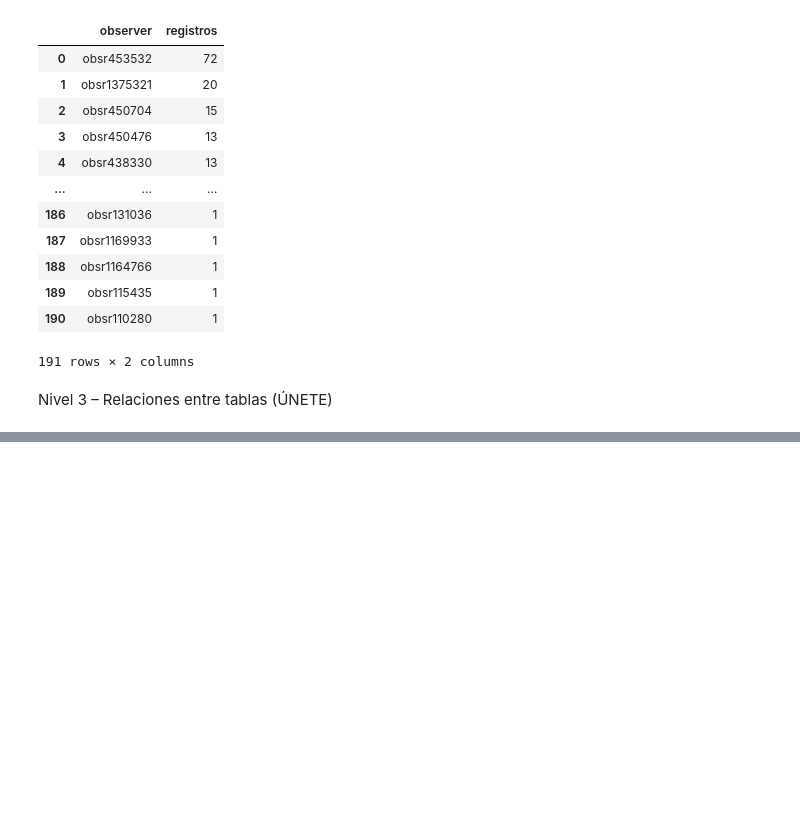
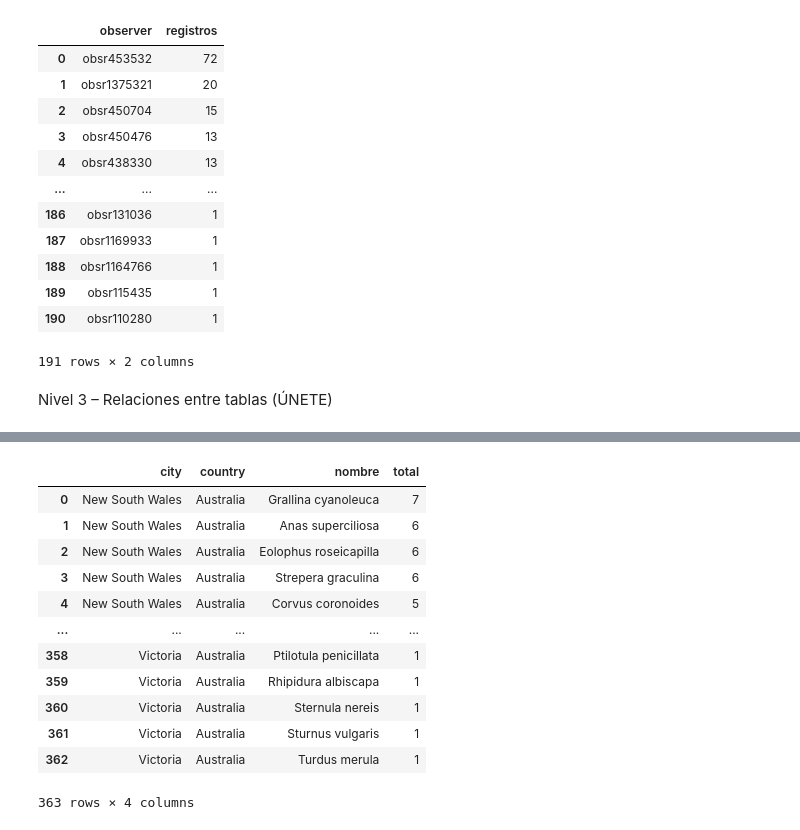
Before and after one commit to Jovegom/exploratory-sql-analysis-project, a Jupyter notebook: src/sql/solution.ipynb, the cells around one changed output, grey strips where cells are left out. Saved outputs shown, nothing was run; the diff lists cells and outputs as text; code cells hidden in the pictures; blank space fills up the shorter version.

```diff
--- a/src/sql/solution.ipynb
+++ b/src/sql/solution.ipynb
@@ -206,0 +259,30 @@ Nivel 3 – Relaciones entre tablas (ÚNETE)
+# %%
+query="""
+SELECT
+regions.name As city,
+regions.country,
+species.scientific_name AS nombre,
+COUNT(*) AS total
+FROM observations
+JOIN regions
+    ON observations.region_id = regions.id
+JOIN species
+    ON observations.species_id = species.id
+GROUP BY name,scientific_name
+ORDER BY total DESC """
+df=pd.read_sql(query,con)
+df
+# %% [output]
+|  | city | country | nombre | total |
+| 0 | New South Wales | Australia | Grallina cyanoleuca | 7 |
+| 1 | New South Wales | Australia | Anas superciliosa | 6 |
+| 2 | New South Wales | Australia | Eolophus roseicapilla | 6 |
+| 3 | New South Wales | Australia | Strepera graculina | 6 |
+| 4 | New South Wales | Australia | Corvus coronoides | 5 |
+| ... | ... | ... | ... | ... |
+| 358 | Victoria | Australia | Ptilotula penicillata | 1 |
+| 359 | Victoria | Australia | Rhipidura albiscapa | 1 |
+| 360 | Victoria | Australia | Sternula nereis | 1 |
+| 361 | Victoria | Australia | Sturnus vulgaris | 1 |
+| 362 | Victoria | Australia | Turdus merula | 1 |
+363 rows × 4 columns
```
Also changed, not shown: parts of 3 cells of this notebook.
